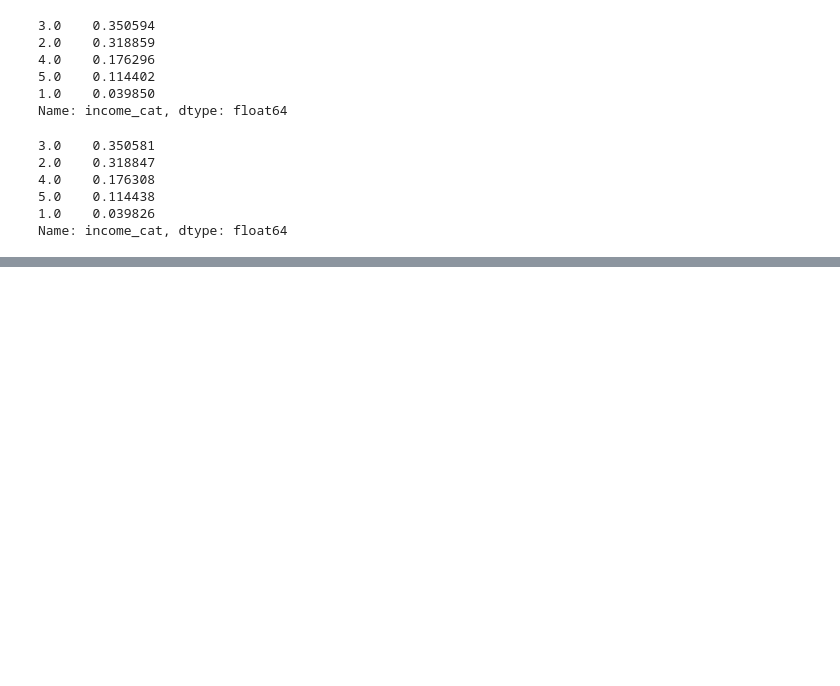
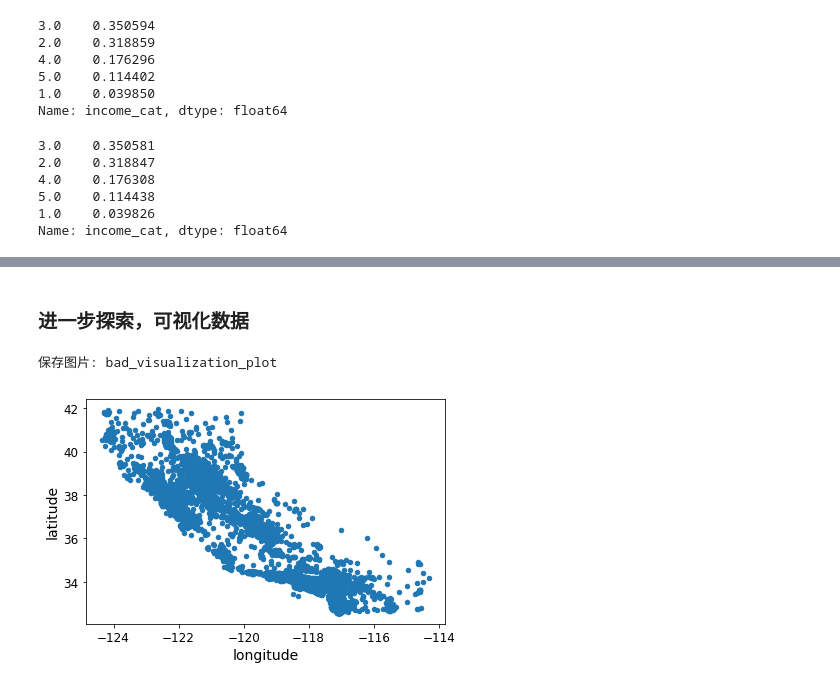
Before and after one commit to yunshuipiao/hands-on-ml-with-sklearn-tf-python3, a Jupyter notebook: 02.ipynb, the cells around one changed output, grey strips where cells are left out. Drawn from its saved outputs; the diff is of its cells as text; code cells hidden in the pictures; blank space fills up the shorter version.

```diff
--- a/02.ipynb
+++ b/02.ipynb
@@ -228,0 +251,11 @@ Name: income_cat, dtype: float64
+# %% [markdown]
+### 进一步探索，可视化数据
+# %%
+housing = strat_train_set.copy()
+# %%
+# 画出经纬度
+housing.plot(kind="scatter", x="longitude", y="latitude")
+save_fig("bad_visualization_plot")
+# %% [output]
+保存图片: bad_visualization_plot
+[figure, added]
```
Also changed, not shown: parts of 8 cells of this notebook, 4 other files.
